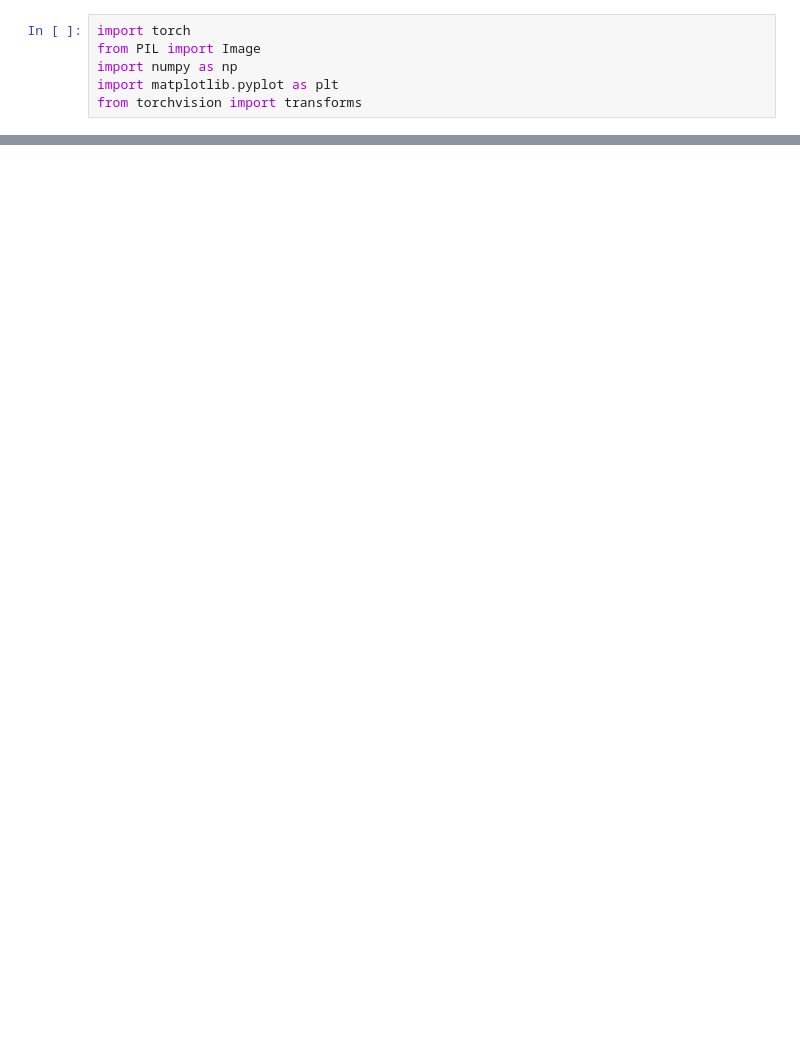
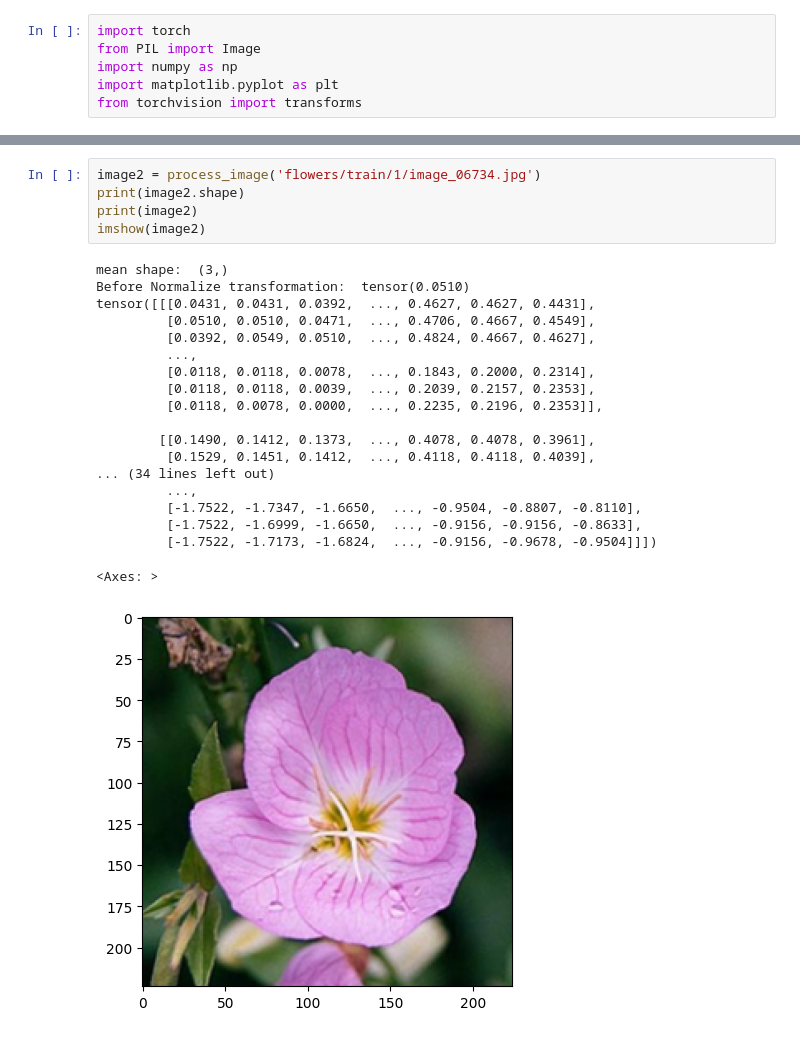
Before and after one commit to amnyulwa/aipnd-project, a Jupyter notebook: test.ipynb, the cells around one changed output, grey strips where cells are left out. Saved outputs shown, nothing was run; the diff lists cells and outputs as text; blank space fills up the shorter version.

```diff
--- a/test.ipynb
+++ b/test.ipynb
@@ -131,0 +140,25 @@ Image2_np shape:  (224, 224, 3)
+# %%
+image2 = process_image('flowers/train/1/image_06734.jpg')
+print(image2.shape)
+print(image2)
+imshow(image2)
+# %% [output]
+mean shape:  (3,)
+Before Normalize transformation:  tensor(0.0510)
+tensor([[[0.0431, 0.0431, 0.0392,  ..., 0.4627, 0.4627, 0.4431],
+         [0.0510, 0.0510, 0.0471,  ..., 0.4706, 0.4667, 0.4549],
+         [0.0392, 0.0549, 0.0510,  ..., 0.4824, 0.4667, 0.4627],
+         ...,
+         [0.0118, 0.0118, 0.0078,  ..., 0.1843, 0.2000, 0.2314],
+         [0.0118, 0.0118, 0.0039,  ..., 0.2039, 0.2157, 0.2353],
+         [0.0118, 0.0078, 0.0000,  ..., 0.2235, 0.2196, 0.2353]],
+
+        [[0.1490, 0.1412, 0.1373,  ..., 0.4078, 0.4078, 0.3961],
+         [0.1529, 0.1451, 0.1412,  ..., 0.4118, 0.4118, 0.4039],
+... (34 lines left out)
+         ...,
+         [-1.7522, -1.7347, -1.6650,  ..., -0.9504, -0.8807, -0.8110],
+         [-1.7522, -1.6999, -1.6650,  ..., -0.9156, -0.9156, -0.8633],
+         [-1.7522, -1.7173, -1.6824,  ..., -0.9156, -0.9678, -0.9504]]])
+<Axes: >
+[figure, added]
```
Also changed, not shown: parts of 3 cells of this notebook.
